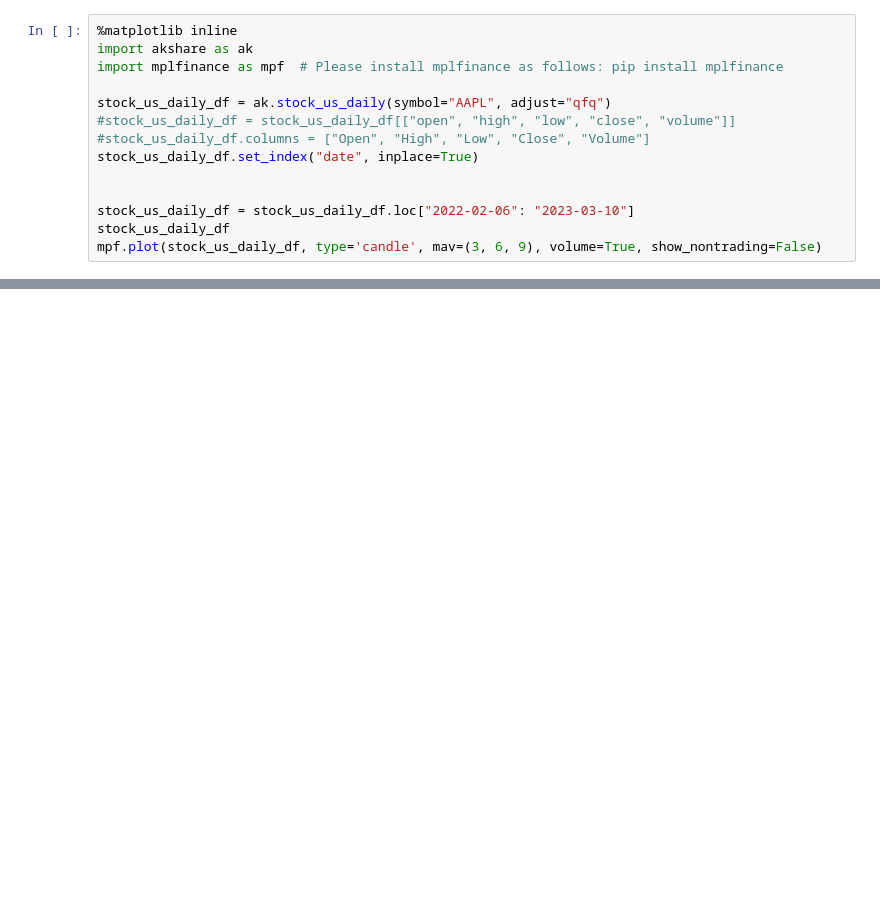
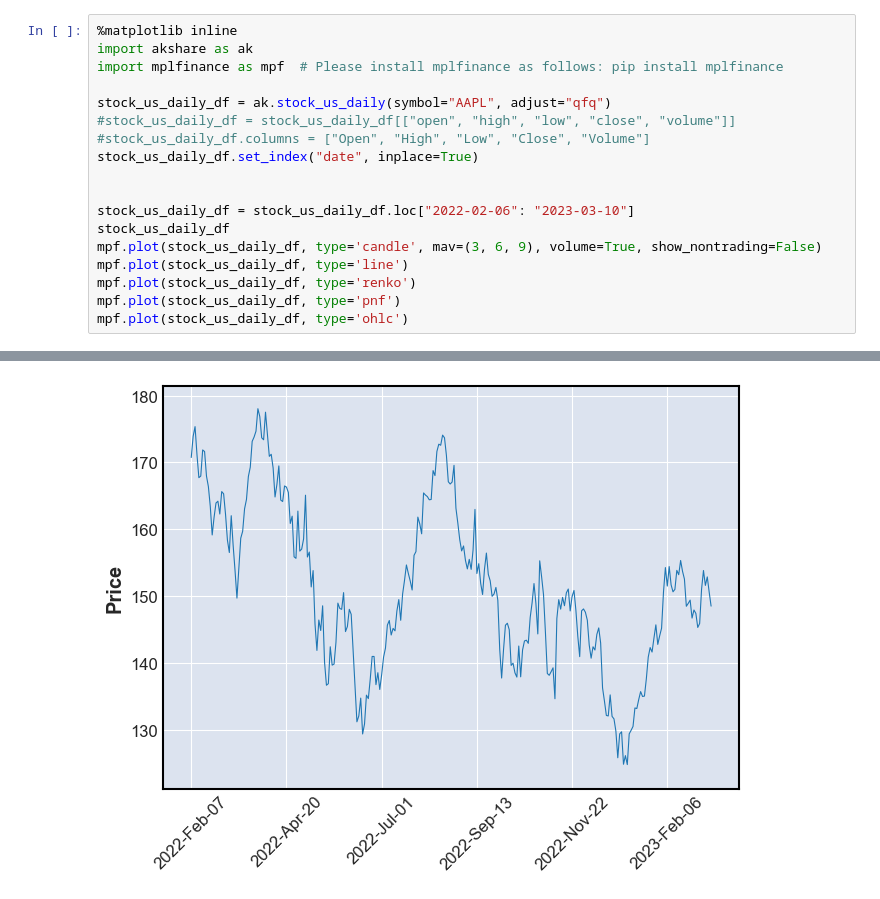
Before and after one commit to jwkfreedom/quant, a Jupyter notebook: study/akshare.ipynb, the cells around one changed output, grey strips where cells are left out. Drawn from its saved outputs; the diff is of its cells as text; blank space fills up the shorter version.

```diff
--- a/study/akshare.ipynb
+++ b/study/akshare.ipynb
@@ -1,16 +1,21 @@
 # %%
 %matplotlib inline
 import akshare as ak
 import mplfinance as mpf  # Please install mplfinance as follows: pip install mplfinance
 
 stock_us_daily_df = ak.stock_us_daily(symbol="AAPL", adjust="qfq")
 #stock_us_daily_df = stock_us_daily_df[["open", "high", "low", "close", "volume"]]
 #stock_us_daily_df.columns = ["Open", "High", "Low", "Close", "Volume"]
 stock_us_daily_df.set_index("date", inplace=True)
 
 
 stock_us_daily_df = stock_us_daily_df.loc["2022-02-06": "2023-03-10"]
 stock_us_daily_df
 mpf.plot(stock_us_daily_df, type='candle', mav=(3, 6, 9), volume=True, show_nontrading=False)
+mpf.plot(stock_us_daily_df, type='line')
+mpf.plot(stock_us_daily_df, type='renko')
+mpf.plot(stock_us_daily_df, type='pnf')
+mpf.plot(stock_us_daily_df, type='ohlc')
 # %% [output]
 [figure]
+[figure, added]
```
Also changed, not shown: parts of 4 cells of this notebook, 6 other files.
